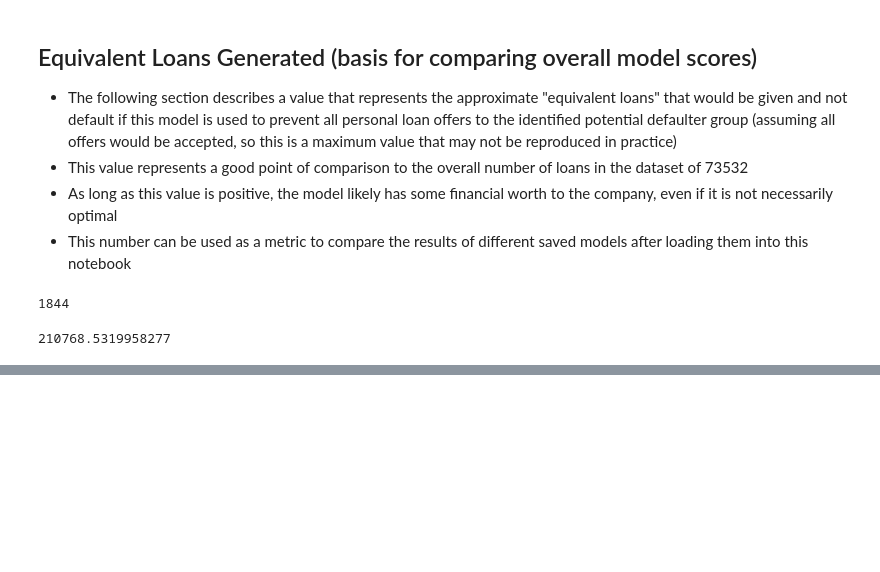
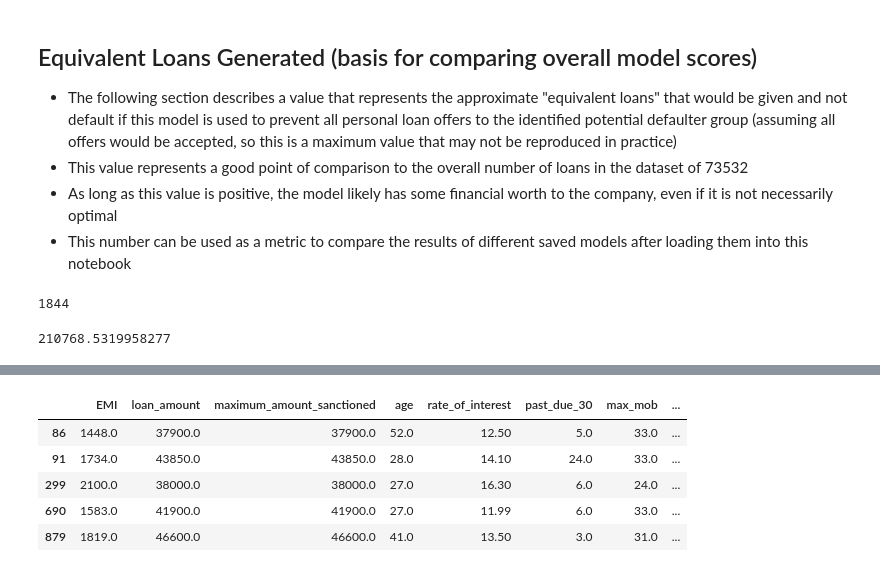
Before and after one commit to Gendo90/TVS-default-risk, a Jupyter notebook: ML/model_notebooks/model_evaluation/Model Loading & Scoring-Custom_Function.ipynb, the cells around one changed output, grey strips where cells are left out. Cells and saved outputs as stored; diff of their text form; code cells hidden in the pictures; blank space fills up the shorter version.

```diff
--- a/ML/model_notebooks/model_evaluation/Model Loading & Scoring-Custom_Function.ipynb
+++ b/ML/model_notebooks/model_evaluation/Model Loading & Scoring-Custom_Function.ipynb
@@ -93,0 +136,11 @@ approx_savings
+# %%
+#now, defaulters
+correct_non_defaulters = full_df[(full_df['actual_default'] == 1) & (full_df['predicted_default'] == 1)]
+correct_non_defaulters.head()
+# %% [output]
+|  | EMI | loan_amount | maximum_amount_sanctioned | age | rate_of_interest | past_due_30 | max_mob | ... |
+| 86 | 1448.0 | 37900.0 | 37900.0 | 52.0 | 12.50 | 5.0 | 33.0 | ... |
+| 91 | 1734.0 | 43850.0 | 43850.0 | 28.0 | 14.10 | 24.0 | 33.0 | ... |
+| 299 | 2100.0 | 38000.0 | 38000.0 | 27.0 | 16.30 | 6.0 | 24.0 | ... |
+| 690 | 1583.0 | 41900.0 | 41900.0 | 27.0 | 11.99 | 6.0 | 33.0 | ... |
+| 879 | 1819.0 | 46600.0 | 46600.0 | 41.0 | 13.50 | 3.0 | 31.0 | ... |
```
Also changed, not shown: parts of 2 cells of this notebook, 1 other file.
